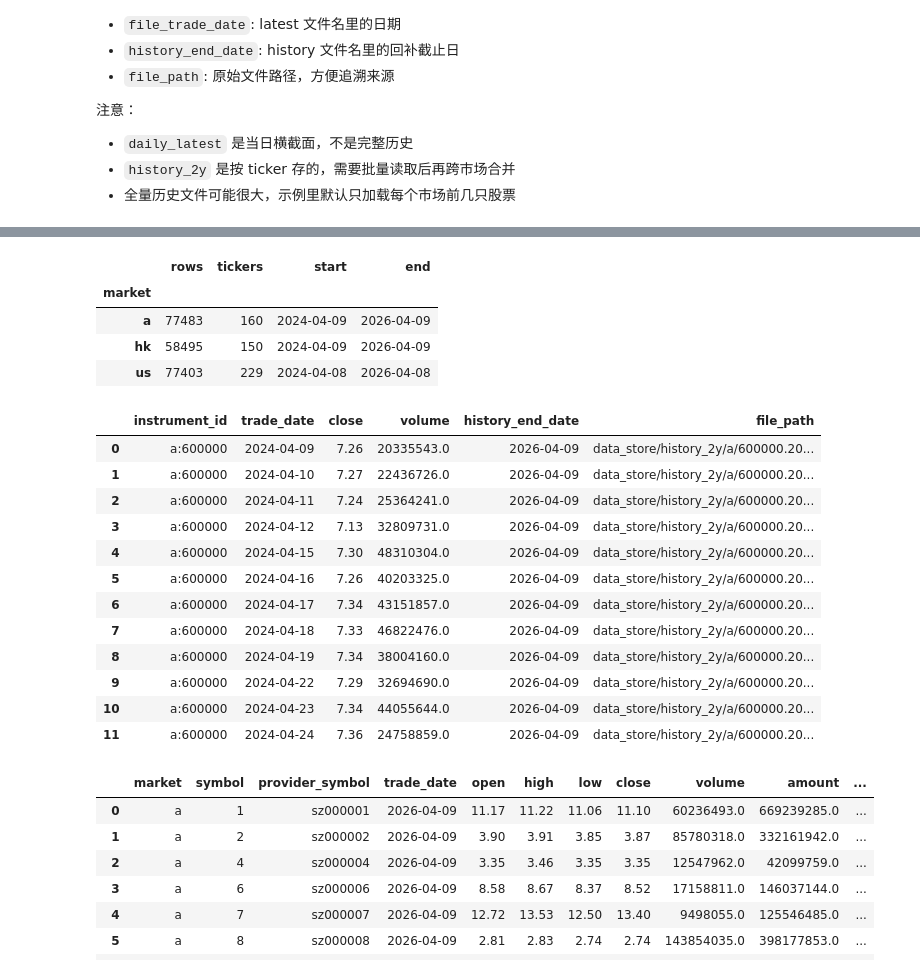
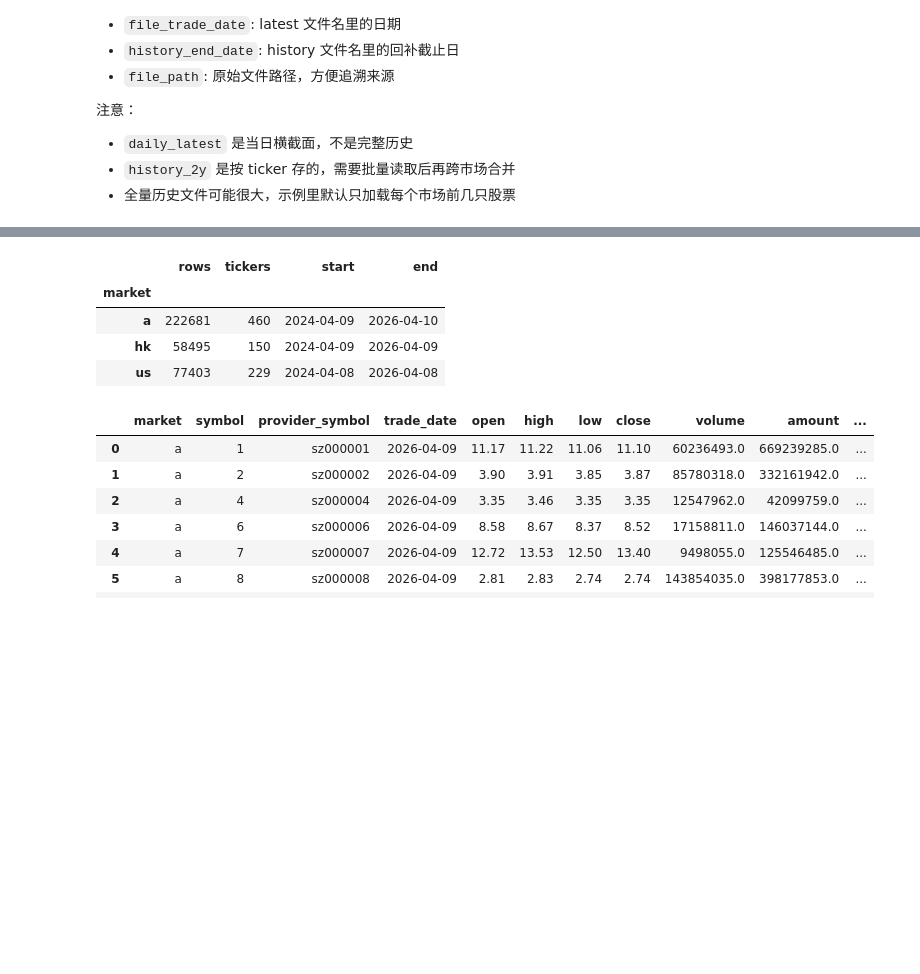
Before and after one commit to zeronorm/trade, a Jupyter notebook: notebooks/load_all_markets_data.ipynb, the cells around one changed output, grey strips where cells are left out. Cells and saved outputs as stored; diff of their text form; code cells hidden in the pictures; blank space fills up the shorter version.

```diff
--- a/notebooks/load_all_markets_data.ipynb
+++ b/notebooks/load_all_markets_data.ipynb
@@ -168,28 +168,14 @@ display(latest_sample[['instrument_id', 'provider_symbol', 'trade_date', 'open',
 # %%
 # 直接加载三市场当前已落盘的全量历史数据。
 history_sample = load_history_all(max_files_per_market=None)
 
 display(history_sample.groupby('market').agg(rows=('instrument_id', 'size'), tickers=('instrument_id', 'nunique'), start=('trade_date', 'min'), end=('trade_date', 'max')))
-display(history_sample[['instrument_id', 'trade_date', 'close', 'volume', 'history_end_date', 'file_path']].head(12))
 # %% [output]
 |  | rows | tickers | start | end |
 | market |  |  |  |  |
-| a | 77483 | 160 | 2024-04-09 | 2026-04-09 |
+| a | 222681 | 460 | 2024-04-09 | 2026-04-10 |
 | hk | 58495 | 150 | 2024-04-09 | 2026-04-09 |
 | us | 77403 | 229 | 2024-04-08 | 2026-04-08 |
-|  | instrument_id | trade_date | close | volume | history_end_date | file_path |
-| 0 | a:600000 | 2024-04-09 | 7.26 | 20335543.0 | 2026-04-09 | data_store/history_2y/a/600000.20... |
-| 1 | a:600000 | 2024-04-10 | 7.27 | 22436726.0 | 2026-04-09 | data_store/history_2y/a/600000.20... |
-| 2 | a:600000 | 2024-04-11 | 7.24 | 25364241.0 | 2026-04-09 | data_store/history_2y/a/600000.20... |
-| 3 | a:600000 | 2024-04-12 | 7.13 | 32809731.0 | 2026-04-09 | data_store/history_2y/a/600000.20... |
-| 4 | a:600000 | 2024-04-15 | 7.30 | 48310304.0 | 2026-04-09 | data_store/history_2y/a/600000.20... |
-| 5 | a:600000 | 2024-04-16 | 7.26 | 40203325.0 | 2026-04-09 | data_store/history_2y/a/600000.20... |
-| 6 | a:600000 | 2024-04-17 | 7.34 | 43151857.0 | 2026-04-09 | data_store/history_2y/a/600000.20... |
-| 7 | a:600000 | 2024-04-18 | 7.33 | 46822476.0 | 2026-04-09 | data_store/history_2y/a/600000.20... |
-| 8 | a:600000 | 2024-04-19 | 7.34 | 38004160.0 | 2026-04-09 | data_store/history_2y/a/600000.20... |
-| 9 | a:600000 | 2024-04-22 | 7.29 | 32694690.0 | 2026-04-09 | data_store/history_2y/a/600000.20... |
-| 10 | a:600000 | 2024-04-23 | 7.34 | 44055644.0 | 2026-04-09 | data_store/history_2y/a/600000.20... |
-| 11 | a:600000 | 2024-04-24 | 7.36 | 24758859.0 | 2026-04-09 | data_store/history_2y/a/600000.20... |
 # %%
 history_last = (
     history_sample
```
Also changed, not shown: parts of 6 cells of this notebook, 33 other files.
